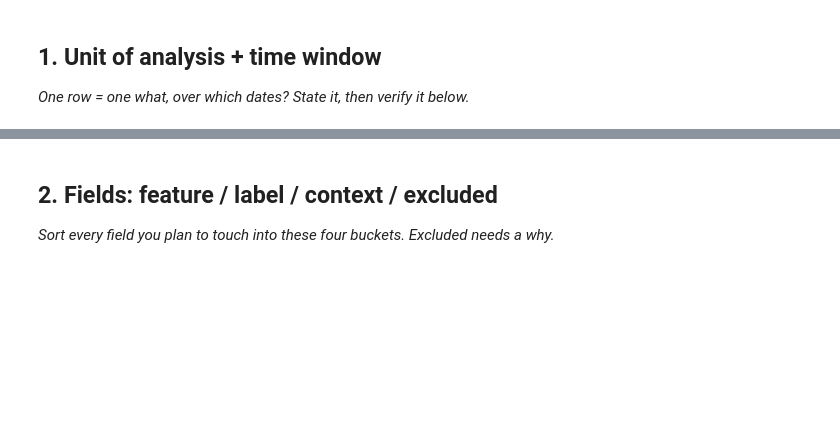
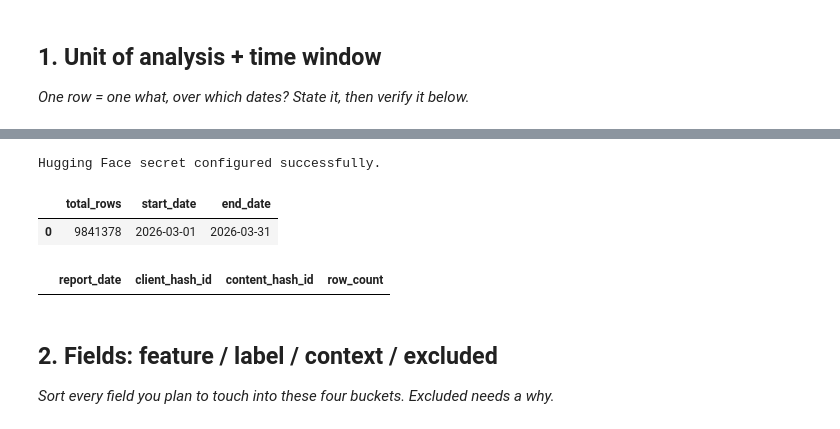
Before and after one commit to SamarBabar02/flyrank-ml-internship, a Jupyter notebook: work/notebooks/w03_data_contract.ipynb, the cells around one changed output, grey strips where cells are left out. Saved outputs shown, nothing was run; the diff lists cells and outputs as text; code cells hidden in the pictures; blank space fills up the shorter version.

```diff
--- a/work/notebooks/w03_data_contract.ipynb
+++ b/work/notebooks/w03_data_contract.ipynb
@@ -13,3 +25,59 @@ This skeleton is yours to fill. Work the sections **in order** — each one has
+# %%
+import duckdb
+from google.colab import userdata
+
+HF_TOKEN = userdata.get("HF_TOKEN")
+
+con = duckdb.connect()
+
+con.execute(f"""
+CREATE OR REPLACE SECRET hf (
+    TYPE HUGGINGFACE,
+    TOKEN '{HF_TOKEN}'
+);
+""")
+
+print("Hugging Face secret configured successfully.")
+# %% [output]
+Hugging Face secret configured successfully.
+# %%
+rel = """
+read_parquet(
+'hf://datasets/FlyRank/internship-warehouse/fact_content_daily_performance/**/*.parquet'
+)
+"""
+
+query = f"""
+SELECT
+    COUNT(*) AS total_rows,
+    MIN(report_date) AS start_date,
+    MAX(report_date) AS end_date
+FROM {rel}
+WHERE DATE_TRUNC('month', report_date) = DATE '2026-03-01'
+"""
+
+result = con.sql(query).df()
+result
+# %% [output]
+|  | total_rows | start_date | end_date |
+| 0 | 9841378 | 2026-03-01 | 2026-03-31 |
+# %%
+query = f"""
+SELECT
+    report_date,
+    client_hash_id,
+    content_hash_id,
+    COUNT(*) AS row_count
+FROM {rel}
+WHERE DATE_TRUNC('month', report_date) = DATE '2026-03-01'
+GROUP BY report_date, client_hash_id, content_hash_id
+HAVING COUNT(*) > 1
+LIMIT 5
+"""
+
+con.sql(query).df()
+# %% [output]
+|  | report_date | client_hash_id | content_hash_id | row_count |
 # %% [markdown]
 ## 2. Fields: feature / label / context / excluded
 
```
Also changed, not shown: parts of 10 cells of this notebook.
